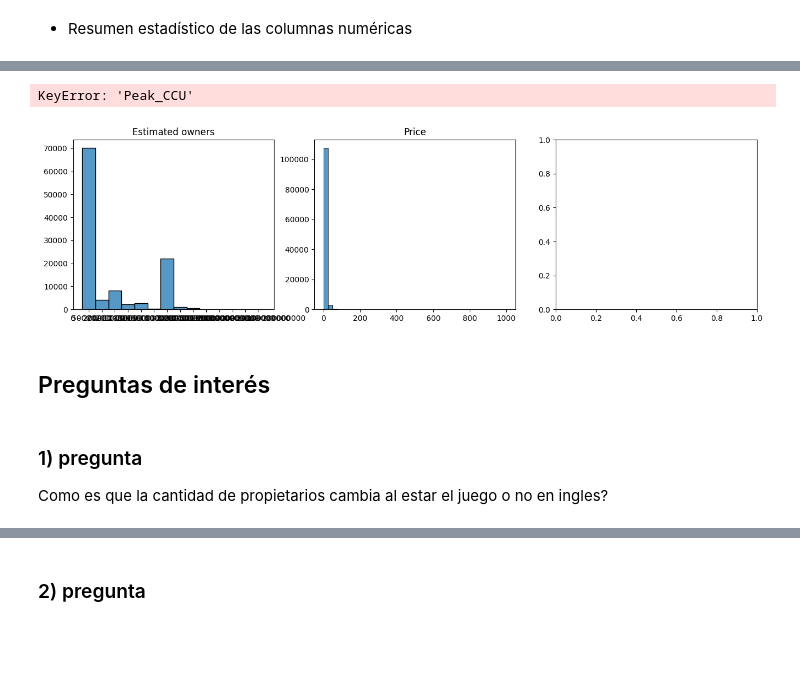
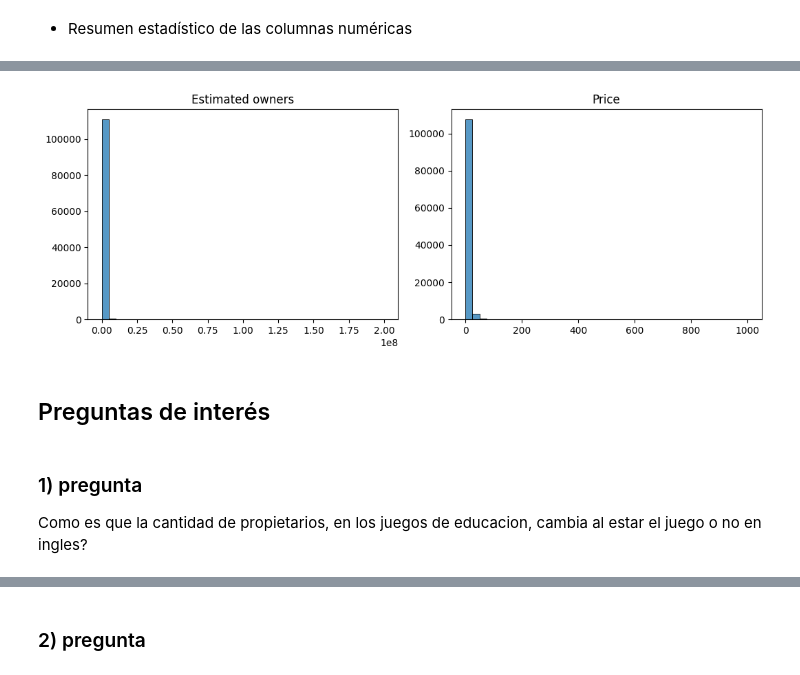
Before and after one commit to Clon5676/ProyectoDataScience, a Jupyter notebook: eda.ipynb, the cells around one changed output, grey strips where cells are left out. Drawn from its saved outputs; the diff is of its cells as text; code cells hidden in the pictures; blank space fills up the shorter version.

```diff
--- a/eda.ipynb
+++ b/eda.ipynb
@@ -79,35 +79,34 @@ print(df.columns.tolist())
 # %%
 import matplotlib.pyplot as plt
 import seaborn as sns
 
 # Gráficas de variables importantes (sin modificar datos)
 plt.figure(figsize=(16,4))
 
 plt.subplot(1, 3, 1)
 sns.histplot(df['Estimated owners'], bins=40)
 plt.title("Estimated owners")
 plt.xlabel("")
 plt.ylabel("")
 
 plt.subplot(1, 3, 2)
 sns.histplot(df['Price'], bins=40)
 plt.title("Price")
 plt.xlabel("")
 plt.ylabel("")
 
-plt.subplot(1, 3, 3)
-sns.histplot(df['Peak_CCU'], bins=40)
-plt.title("Peak CCU")
-plt.xlabel("")
-plt.ylabel("")
+# plt.subplot(1, 3, 3)
+# sns.histplot(df['Peak_CCU'], bins=40)
+# plt.title("Peak CCU")
+# plt.xlabel("")
+# plt.ylabel("")
 
 plt.tight_layout()
 plt.show()
 # %% [output]
-KeyError: 'Peak_CCU'
-[figure, old version]
+[figure, new version]
 # %% [markdown]
 ## Preguntas de interés
 # %% [markdown]
 ### 1) pregunta
-Como es que la cantidad de propietarios cambia al estar el juego o no en ingles?
+Como es que la cantidad de propietarios, en los juegos de educacion, cambia al estar el juego o no en ingles?
```
Also changed, not shown: parts of 9 cells of this notebook, 1 other file.
